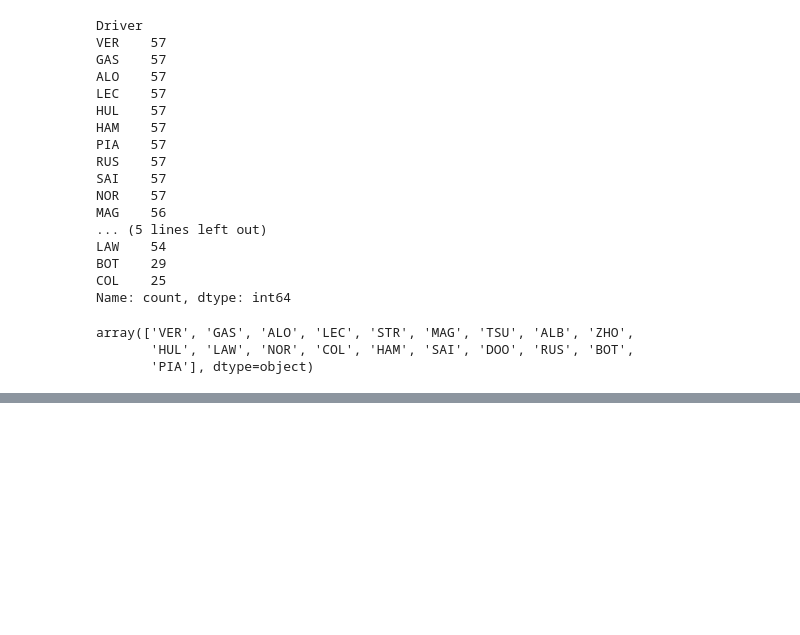
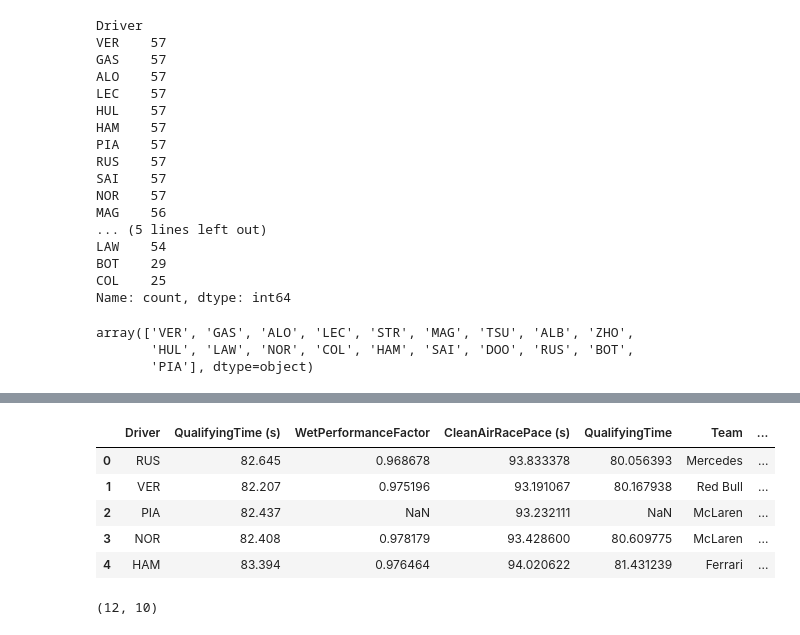
Before and after one commit to JAYANTHAN05/F1_prediction_2024, a Jupyter notebook: f1.ipynb, the cells around one changed output, grey strips where cells are left out. Cells and saved outputs as stored; diff of their text form; code cells hidden in the pictures; blank space fills up the shorter version.

```diff
--- a/f1.ipynb
+++ b/f1.ipynb
@@ -88,0 +227,19 @@ sector_times_2024=laps_2024.groupby("Driver").agg(
+# %%
+# merge qualifying and sector times data
+merged_data = qualifying_2025.merge(sector_times_2024[["Driver", "TotalSectorTime (s)"]], on="Driver", how="left")
+merged_data["RainProbability"] = rain_probability
+merged_data["Temperature"] = temperature
+merged_data["QualifyingTime"] = merged_data["QualifyingTime"]
+
+
+valid_drivers = merged_data["Driver"].isin(laps_2024["Driver"].unique())
+merged_data = merged_data[valid_drivers]
+# %%
+merged_data.head()
+# %% [output]
+|  | Driver | QualifyingTime (s) | WetPerformanceFactor | CleanAirRacePace (s) | QualifyingTime | Team | ... |
+| 0 | RUS | 82.645 | 0.968678 | 93.833378 | 80.056393 | Mercedes | ... |
+| 1 | VER | 82.207 | 0.975196 | 93.191067 | 80.167938 | Red Bull | ... |
+| 2 | PIA | 82.437 | NaN | 93.232111 | NaN | McLaren | ... |
+| 3 | NOR | 82.408 | 0.978179 | 93.428600 | 80.609775 | McLaren | ... |
+| 4 | HAM | 83.394 | 0.976464 | 94.020622 | 81.431239 | Ferrari | ... |
@@ -88,0 +257,4 @@ sector_times_2024=laps_2024.groupby("Driver").agg(
+# %%
+merged_data.shape
+# %% [output]
+(12, 10)
```
Also changed, not shown: parts of 24 cells of this notebook, 23 other files.
